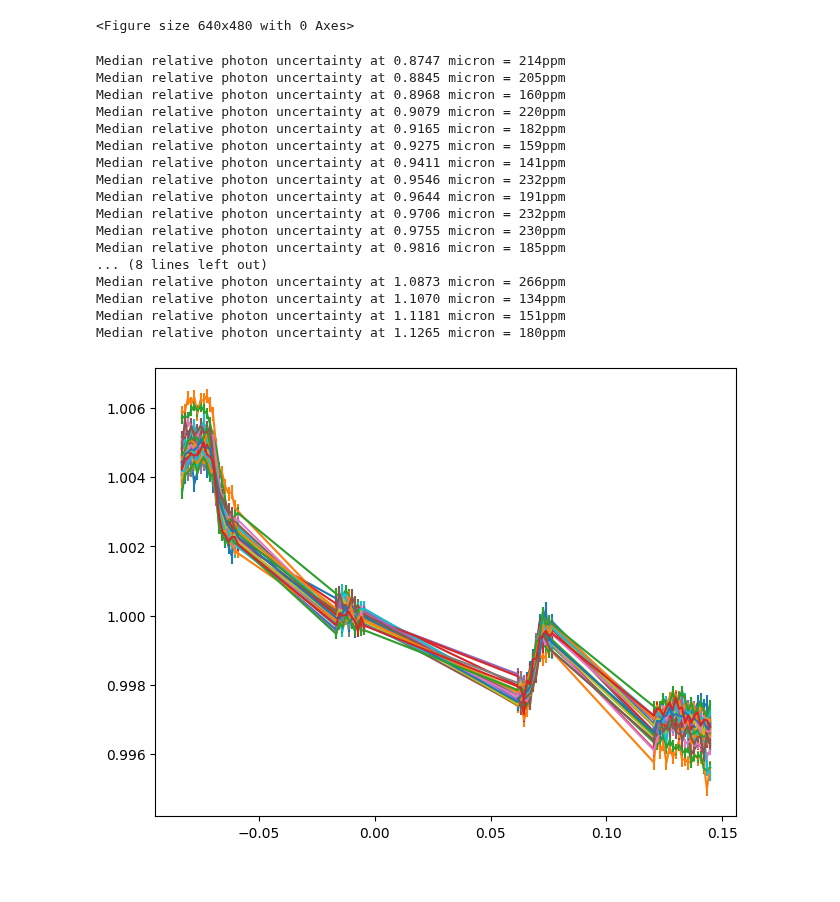
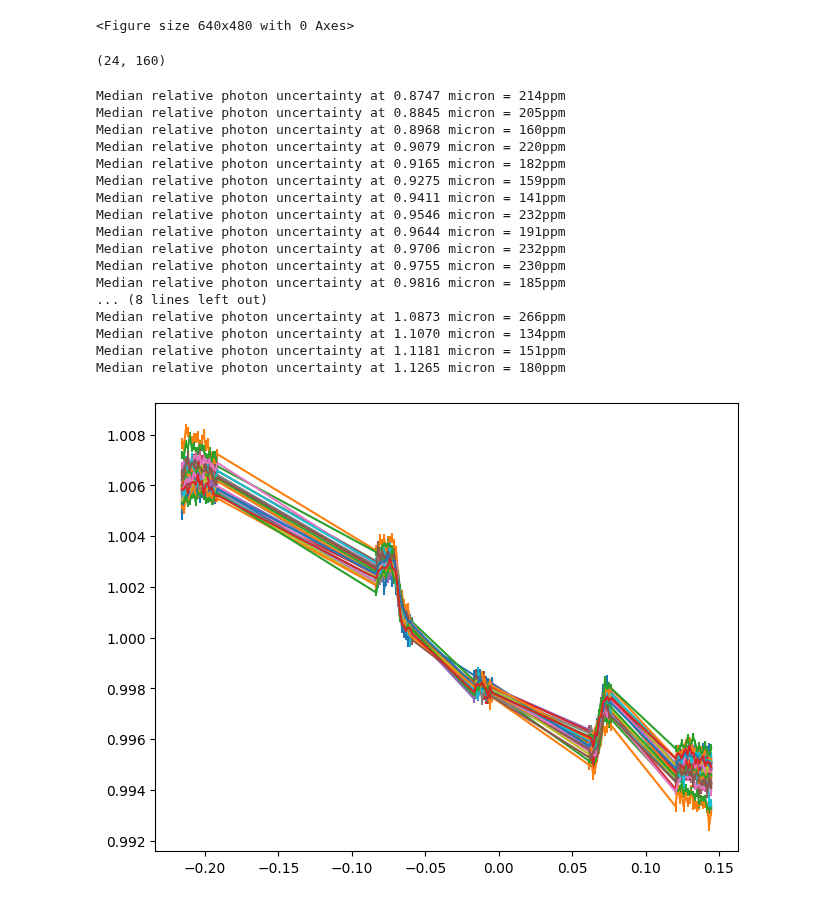
Before and after one commit to will-waalkes/Spot_Treating_AUMicb, a Jupyter notebook: modeling/05-spec-lc/S22_nonphysical_SpecLC_Model.ipynb, the cells around one changed output. Saved outputs shown, nothing was run; the diff lists cells and outputs as text; code cells hidden in the pictures.

```diff
--- a/modeling/05-spec-lc/S22_nonphysical_SpecLC_Model.ipynb
+++ b/modeling/05-spec-lc/S22_nonphysical_SpecLC_Model.ipynb
@@ -11,10 +11,10 @@ CPU devices: [CpuDevice(id=0), CpuDevice(id=1), CpuDevice(id=2), CpuDevice(id=3)
 # %%
 visit = 'S22'
 
-orbits_to_exclude = np.array([0,1,2,7])
+orbits_to_exclude = np.array([0,2,7])
 speclc_bin_edges = F21_speclc_bin_edges if visit=='F21' else S22_speclc_bin_edges
-speclc_err_factor = F21_speclc_bin_err_factor if visit=='F21' else S22_speclc_err_factor
-SED_err_factor = F21_SED_err_factor if visit=='F21' else S22_SED_err_factor
+speclc_err_factor = F21_speclc_err_factor if visit=='F21' else S22_speclc_err_factor
+# SED_err_factor = F21_SED_err_factor if visit=='F21' else S22_SED_err_factor
 
 predicted_T0 = visits[f'{visit}']['T0 (BJD_TDB)'].value
 binwidth = visits[f'{visit}']['native resolution']
@@ -28,14 +28,15 @@ speclc_rainbow = rainbow.bin(wavelength_edges = speclc_bin_edges)
 for i in range(len(speclc_rainbow.wavelength)):
     speclc_rainbow.uncertainty[i,:] = speclc_rainbow.uncertainty[i,:] * speclc_err_factor[i]
 
-# trim_spots = ( _speclc_rainbow.mask_transit(period=8.463*u.day, t0=(predicted_T0+0.027)*u.day, duration=0.075*u.day).trim() )
-
+'remove the spots'
+# trim_spots = ( speclc_rainbow.trim().mask_transit(period=8.463*u.day, t0=(predicted_T0+0.027)*u.day, duration=0.075*u.day) )
 # trim_spots.imshow()
 # plt.show()
 # plt.clf()
+# trimmed_rainbow = trim_spots.trim()
+# trimmed_rainbow.time = trimmed_rainbow.time + (predicted_T0+0.027)*u.day
 
-# speclc_rainbow = trim_spots.trim()
-# speclc_rainbow.time = speclc_rainbow.time + (predicted_T0+0.027)*u.day
+# speclc_rainbow = trimmed_rainbow
 
 # Check a light curve to verify the spots are getting trimmed
 plt.figure(figsize=(9,3))
@@ -62,6 +63,10 @@ prioritize implementing a statistically sound solution as
 soon as possible!
 [figure]
 <Figure size 640x480 with 0 Axes>
+# %%
+speclc_rainbow.shape
+# %% [output]
+(24, 160)
 # %%
 data_wavelengths = speclc_rainbow.wavelength.value
 img_date = speclc_rainbow.time.value
@@ -135,43 +140,43 @@ relative_err = _relative_err * normalized_data_flux
 jax_rel_err = relative_err
 jax_flux = normalized_data_flux
 
-planet_parameters = dict(
-    inclination = jnp.radians(89.5),
-    a = 19.15,
-    rp = 0.047,
-    period = 8.46,
-    t0 = 0,
-    ecc = 0.0,
-    u1 = 0.25,
-    u2 = 0.15)
+# planet_parameters = dict(
+#     inclination = jnp.radians(89.5),
+#     a = 19.15,
+#     rp = 0.047,
+#     period = 8.46,
+#     t0 = 0,
+#     ecc = 0.0,
+#     u1 = 0.25,
+#     u2 = 0.15)
 
 # initial_lons = jnp.array(np.random.uniform(-2.8,2.8,n_spots))
 # jnp.save('../data/initial_lons',initial_lons)
 # initial_lats = jnp.array(random.choice( [np.random.beta(2, 1,n_spots)*(1.25 - 0.2) + 0.2, np.random.beta(1,2,n_spots)*(3.0 - 2.0) + 2.0 ]))
 # jnp.save('../data/initial_lats',initial_lats)
 # initial_radii = jnp.array([0.005]*n_spots)
 
 for i in range(len(data_wavelengths)):
     plt.errorbar(time_from_T0, normalized_data_flux[i,:], relative_err[i,:])
 # %% [output]
 Median relative photon uncertainty at 0.8747 micron = 214ppm
 Median relative photon uncertainty at 0.8845 micron = 205ppm
 Median relative photon uncertainty at 0.8968 micron = 160ppm
 Median relative photon uncertainty at 0.9079 micron = 220ppm
 Median relative photon uncertainty at 0.9165 micron = 182ppm
 Median relative photon uncertainty at 0.9275 micron = 159ppm
 Median relative photon uncertainty at 0.9411 micron = 141ppm
 Median relative photon uncertainty at 0.9546 micron = 232ppm
 Median relative photon uncertainty at 0.9644 micron = 191ppm
 Median relative photon uncertainty at 0.9706 micron = 232ppm
 Median relative photon uncertainty at 0.9755 micron = 230ppm
 Median relative photon uncertainty at 0.9816 micron = 185ppm
 ... (8 lines left out)
 Median relative photon uncertainty at 1.0873 micron = 266ppm
 Median relative photon uncertainty at 1.1070 micron = 134ppm
 Median relative photon uncertainty at 1.1181 micron = 151ppm
 Median relative photon uncertainty at 1.1265 micron = 180ppm
-[figure, old version]
+[figure, new version]
 # %%
 default_params={
 
```
Also changed, not shown: parts of 7 cells of this notebook, 3 other files.
